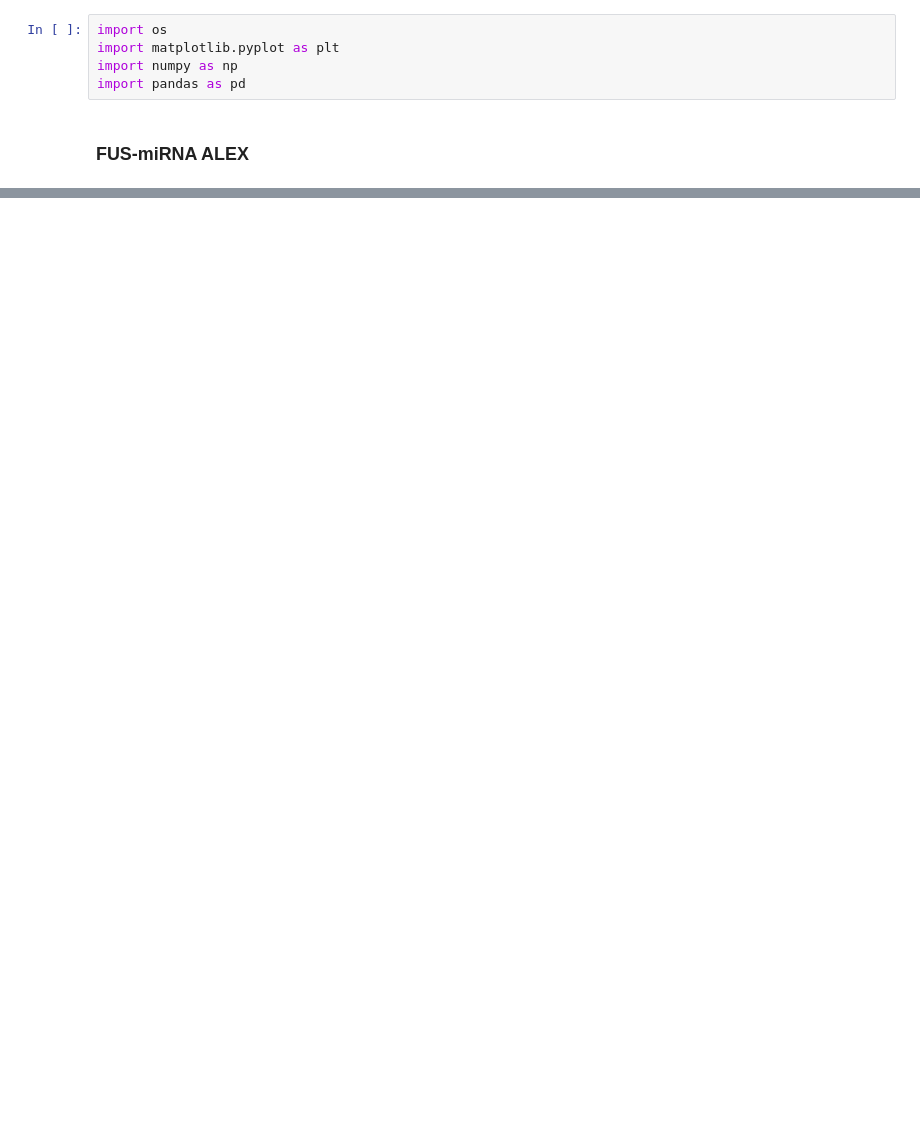
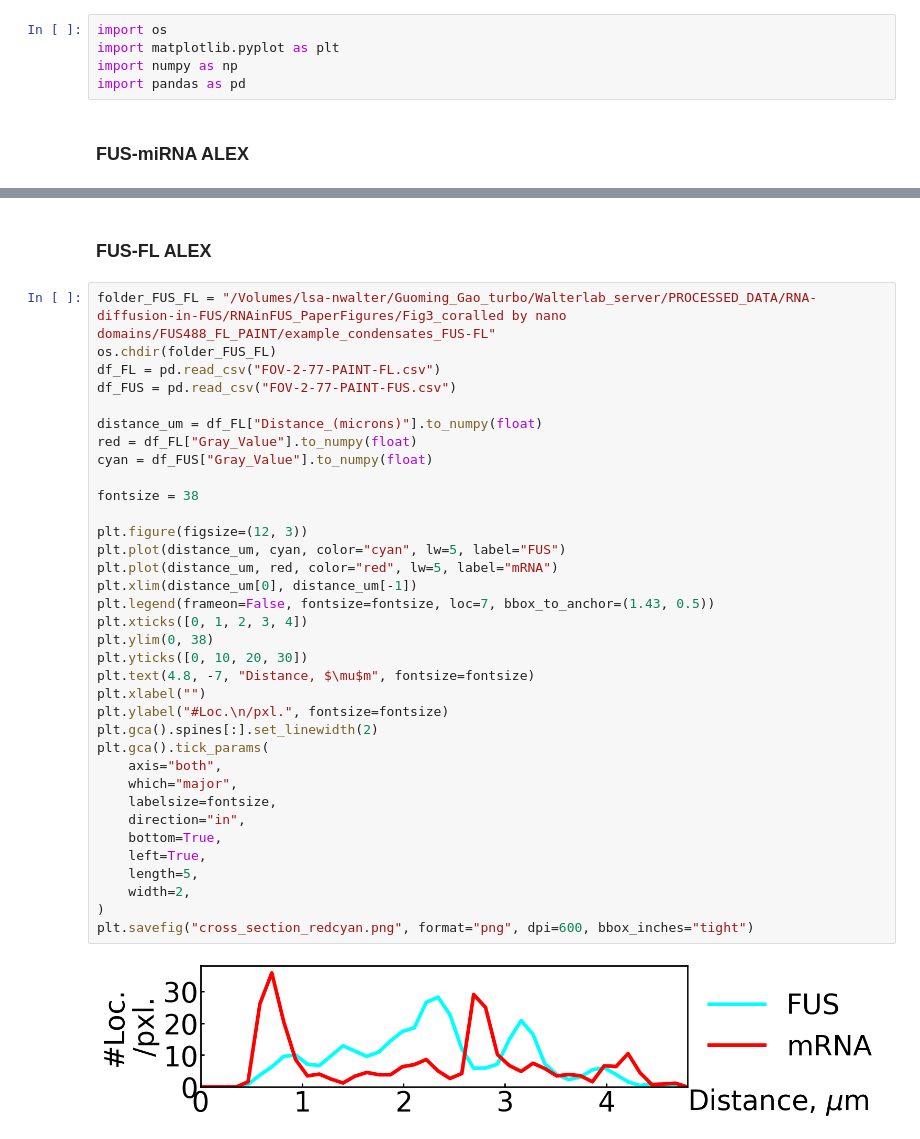
Before and after one commit to walterlab-um/intra_condensate_SPT, a Jupyter notebook: plot_paper_figure/Fig3-4_cross_loc_plot.ipynb, the cells around one changed output, grey strips where cells are left out. Drawn from its saved outputs; the diff is of its cells as text; blank space fills up the shorter version.

Commit message:
add FL PAINT and step

```diff
--- a/plot_paper_figure/Fig3-4_cross_loc_plot.ipynb
+++ b/plot_paper_figure/Fig3-4_cross_loc_plot.ipynb
@@ -42,3 +42,42 @@ plt.gca().tick_params(
 plt.savefig("cross_section_redcyan.png", format="png", dpi=600, bbox_inches="tight")
 # %% [output]
 [figure]
+# %% [markdown]
+### FUS-FL ALEX
+# %%
+folder_FUS_FL = "/Volumes/lsa-nwalter/Guoming_Gao_turbo/Walterlab_server/PROCESSED_DATA/RNA-diffusion-in-FUS/RNAinFUS_PaperFigures/Fig3_coralled by nano domains/FUS488_FL_PAINT/example_condensates_FUS-FL"
+os.chdir(folder_FUS_FL)
+df_FL = pd.read_csv("FOV-2-77-PAINT-FL.csv")
+df_FUS = pd.read_csv("FOV-2-77-PAINT-FUS.csv")
+
+distance_um = df_FL["Distance_(microns)"].to_numpy(float)
+red = df_FL["Gray_Value"].to_numpy(float)
+cyan = df_FUS["Gray_Value"].to_numpy(float)
+
+fontsize = 38
+
+plt.figure(figsize=(12, 3))
+plt.plot(distance_um, cyan, color="cyan", lw=5, label="FUS")
+plt.plot(distance_um, red, color="red", lw=5, label="mRNA")
+plt.xlim(distance_um[0], distance_um[-1])
+plt.legend(frameon=False, fontsize=fontsize, loc=7, bbox_to_anchor=(1.43, 0.5))
+plt.xticks([0, 1, 2, 3, 4])
+plt.ylim(0, 38)
+plt.yticks([0, 10, 20, 30])
+plt.text(4.8, -7, "Distance, $\mu$m", fontsize=fontsize)
+plt.xlabel("")
+plt.ylabel("#Loc.\n/pxl.", fontsize=fontsize)
+plt.gca().spines[:].set_linewidth(2)
+plt.gca().tick_params(
+    axis="both",
+    which="major",
+    labelsize=fontsize,
+    direction="in",
+    bottom=True,
+    left=True,
+    length=5,
+    width=2,
+)
+plt.savefig("cross_section_redcyan.png", format="png", dpi=600, bbox_inches="tight")
+# %% [output]
+[figure, added]
```
Also changed, not shown: parts of 5 cells of this notebook.
